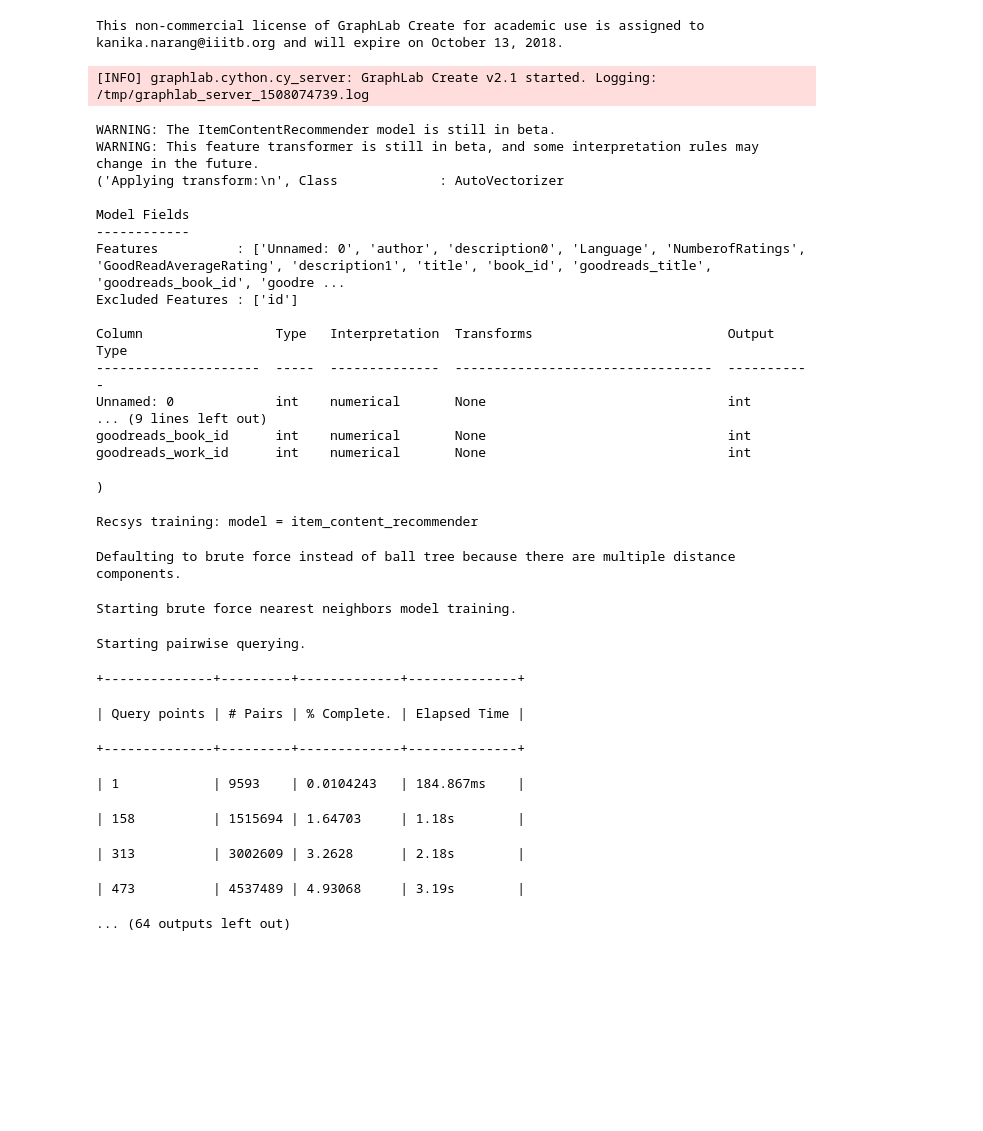
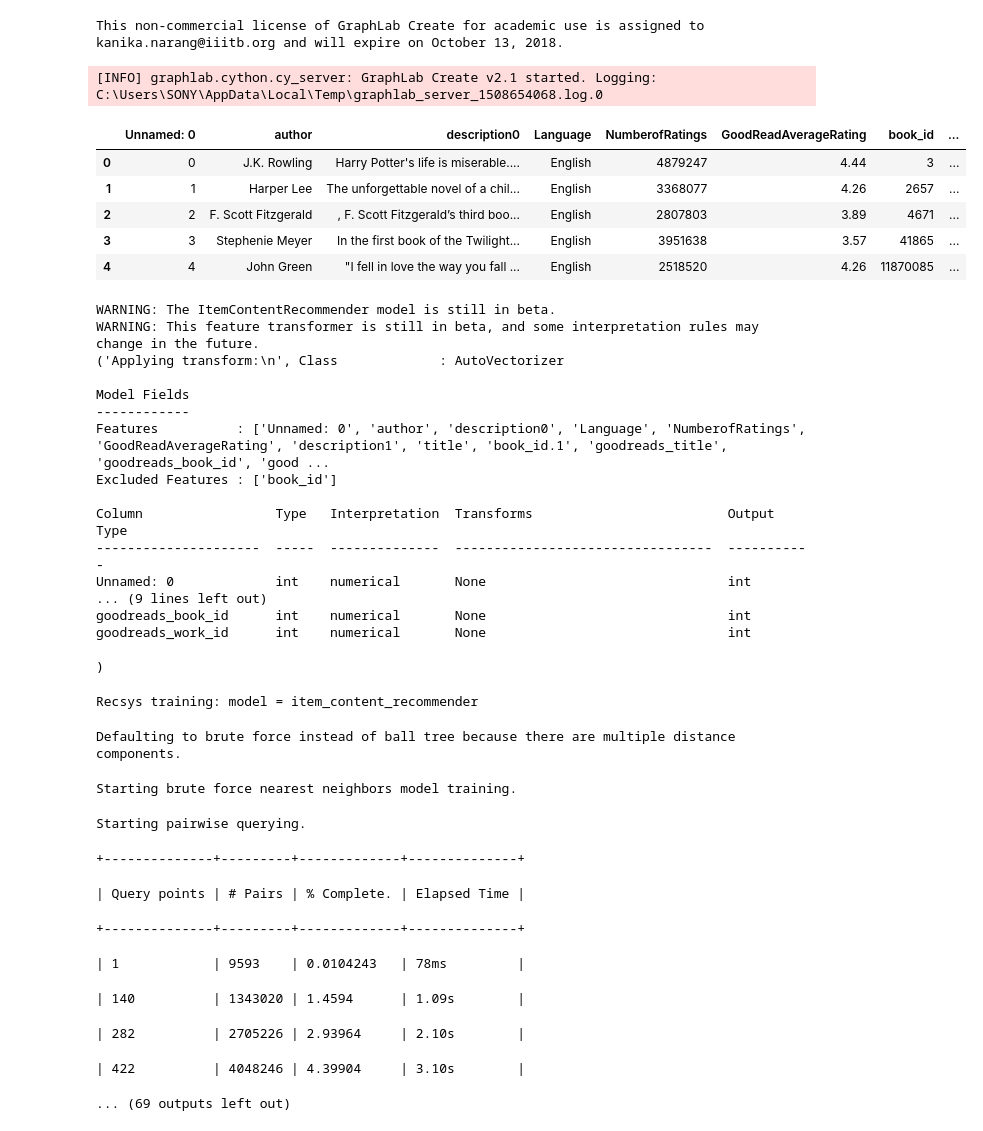
Before and after one commit to kanika-narang/GoodReads-Books-Recommender-, a Jupyter notebook: project/Codes/GL-Content Based Recommender.ipynb, the cells around one changed output. Saved outputs shown, nothing was run; the diff lists cells and outputs as text; code cells hidden in the pictures; blank space fills up the shorter version.

```diff
--- a/project/Codes/GL-Content Based Recommender.ipynb
+++ b/project/Codes/GL-Content Based Recommender.ipynb
@@ -2,11 +2,11 @@
 import graphlab
 import csv
 import pandas as pd
-train_csv_data= pd.read_csv('/home/kanika/Documents/3rdsem/Machine Learning/project/DATA/training_data.csv', sep=',')
-test_csv_data=pd.read_csv('/home/kanika/Documents/3rdsem/Machine Learning/project/DATA/test_data.csv', sep=',')
+train_csv_data= pd.read_csv('C:/Users/SONY/Desktop/3rdsem/Machine Learning/project/DATA/training_data.csv', sep=',')
+test_csv_data=pd.read_csv('C:/Users/SONY/Desktop/3rdsem/Machine Learning/project/DATA/test_data.csv', sep=',')
 train_data = graphlab.SFrame(train_csv_data)
 test_data= graphlab.SFrame(test_csv_data)
 # %% [output]
 This non-commercial license of GraphLab Create for academic use is assigned to kanika.narang@iiitb.org and will expire on October 13, 2018.
-[INFO] graphlab.cython.cy_server: GraphLab Create v2.1 started. Logging: /tmp/graphlab_server_1508074739.log
+[INFO] graphlab.cython.cy_server: GraphLab Create v2.1 started. Logging: C:\Users\SONY\AppData\Local\Temp\graphlab_server_1508654068.log.0
 # %%
@@ -14,7 +14,16 @@ Bookdata_csv = pd.read_csv('/home/kanika/Documents/3rdsem/Machine Learning/proje
+# %%
+Bookdata_csv.head()
+# %% [output]
+|  | Unnamed: 0 | author | description0 | Language | NumberofRatings | GoodReadAverageRating | book_id | ... |
+| 0 | 0 | J.K. Rowling | Harry Potter's life is miserable.... | English | 4879247 | 4.44 | 3 | ... |
+| 1 | 1 | Harper Lee | The unforgettable novel of a chil... | English | 3368077 | 4.26 | 2657 | ... |
+| 2 | 2 | F. Scott Fitzgerald | , F. Scott Fitzgerald’s third boo... | English | 2807803 | 3.89 | 4671 | ... |
+| 3 | 3 | Stephenie Meyer | In the first book of the Twilight... | English | 3951638 | 3.57 | 41865 | ... |
+| 4 | 4 | John Green | "I fell in love the way you fall ... | English | 2518520 | 4.26 | 11870085 | ... |
 # %%
 book_data= graphlab.SFrame(Bookdata_csv)
 # %%
-content_based_model=graphlab.recommender.item_content_recommender.create(book_data,'id')
+content_based_model=graphlab.recommender.item_content_recommender.create(book_data,item_id='book_id',observation_data=train_data,user_id='user_id',target='rating',similarity_metrics='pearson')
 # %% [output]
 WARNING: The ItemContentRecommender model is still in beta.
 WARNING: This feature transformer is still in beta, and some interpretation rules may change in the future.
@@ -22,8 +31,8 @@ WARNING: This feature transformer is still in beta, and some interpretation rule
 
 Model Fields
 ------------
-Features          : ['Unnamed: 0', 'author', 'description0', 'Language', 'NumberofRatings', 'GoodReadAverageRating', 'description1', 'title', 'book_id', 'goodreads_title', 'goodreads_book_id', 'goodre ...
-Excluded Features : ['id']
+Features          : ['Unnamed: 0', 'author', 'description0', 'Language', 'NumberofRatings', 'GoodReadAverageRating', 'description1', 'title', 'book_id.1', 'goodreads_title', 'goodreads_book_id', 'good ...
+Excluded Features : ['book_id']
 
 Column                 Type   Interpretation  Transforms                         Output Type
 ---------------------  -----  --------------  ---------------------------------  -----------
@@ -40,11 +49,11 @@ Starting pairwise querying.
 +--------------+---------+-------------+--------------+
 | Query points | # Pairs | % Complete. | Elapsed Time |
 +--------------+---------+-------------+--------------+
-| 1            | 9593    | 0.0104243   | 184.867ms    |
+| 1            | 9593    | 0.0104243   | 78ms         |
-| 158          | 1515694 | 1.64703     | 1.18s        |
+| 140          | 1343020 | 1.4594      | 1.09s        |
-| 313          | 3002609 | 3.2628      | 2.18s        |
+| 282          | 2705226 | 2.93964     | 2.10s        |
-| 473          | 4537489 | 4.93068     | 3.19s        |
+| 422          | 4048246 | 4.39904     | 3.10s        |
-... (64 outputs left out)
+... (69 outputs left out)
 # %%
 content_based_model
 # %% [output]
```
Also changed, not shown: parts of 8 cells of this notebook, 19 other files.
